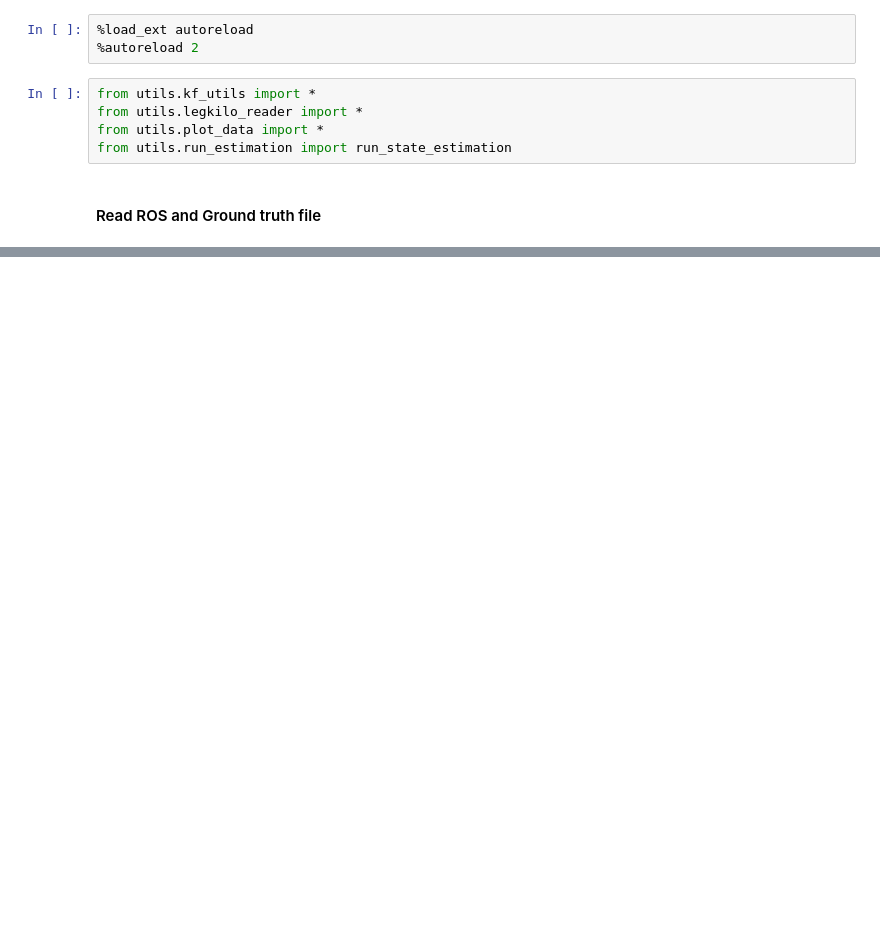
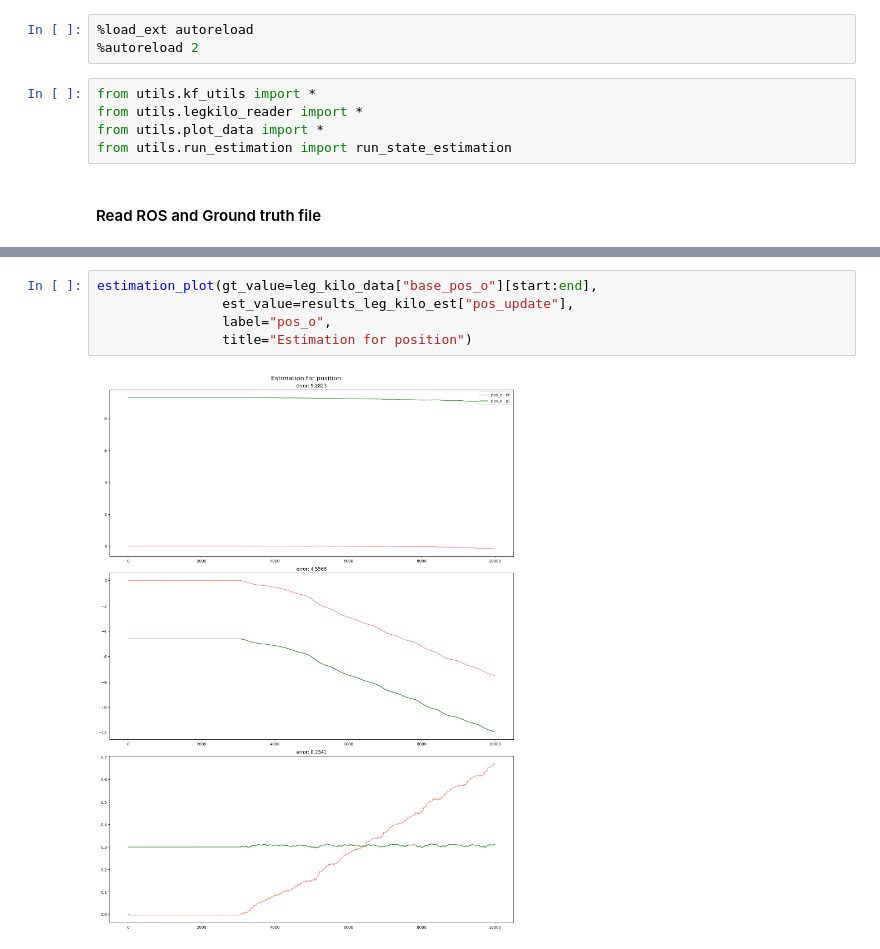
Before and after one commit to undefined-panda/mpx, a Jupyter notebook: mpx/leg_kilo_estimation new.ipynb, the cells around one changed output, grey strips where cells are left out. Drawn from its saved outputs; the diff is of its cells as text; blank space fills up the shorter version.

```diff
--- a/mpx/leg_kilo_estimation new.ipynb
+++ b/mpx/leg_kilo_estimation new.ipynb
@@ -68,0 +95,7 @@ estimation_plot(gt_value=leg_kilo_data["base_pos_o"][start:end],
+# %%
+estimation_plot(gt_value=leg_kilo_data["base_pos_o"][start:end],
+                est_value=results_leg_kilo_est["pos_update"],
+                label="pos_o",
+                title="Estimation for position")
+# %% [output]
+[figure, added]
```
Also changed, not shown: parts of 13 cells of this notebook, 1 other file.
